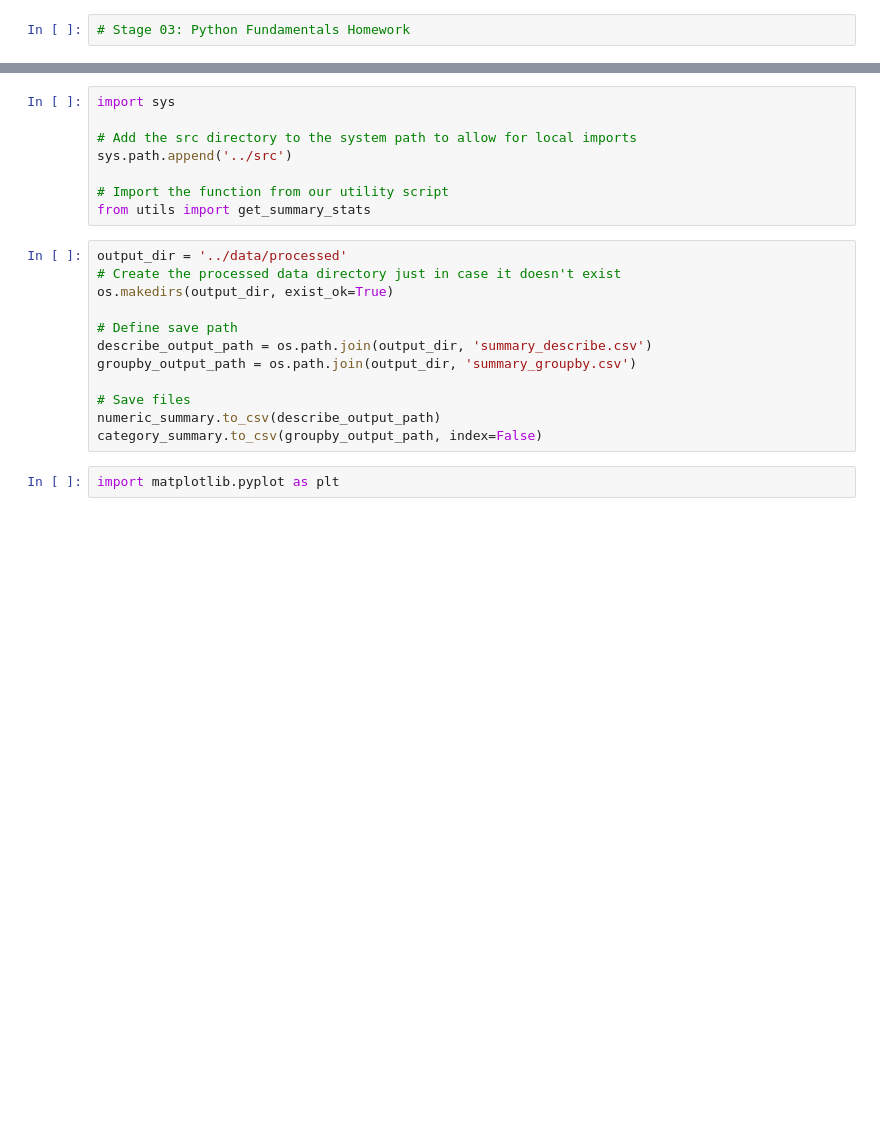
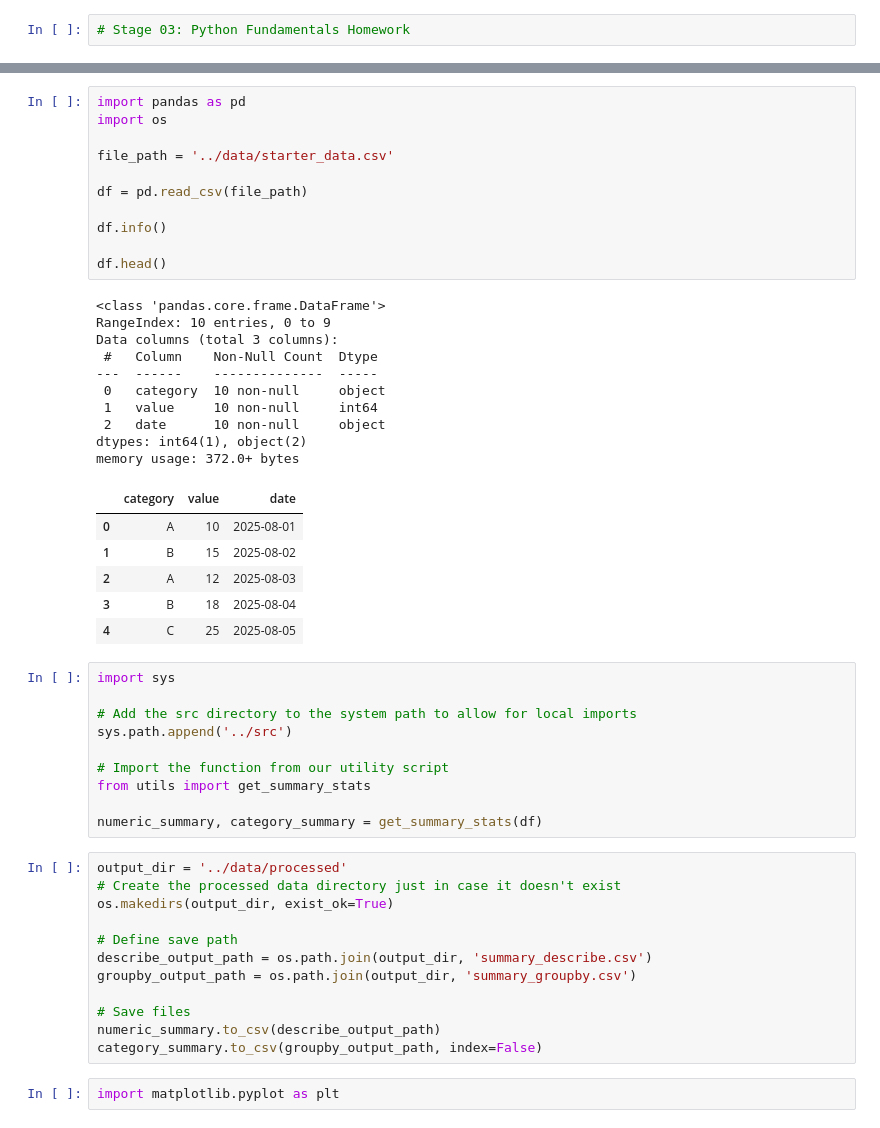
Before and after one commit to JonasWooh/bootcamp_Jonas_Wu, a Jupyter notebook: homework/homework3/notebooks/hw03_python_fundamentals.ipynb, the cells around one changed output, grey strips where cells are left out. Cells and saved outputs as stored; diff of their text form; blank space fills up the shorter version.

```diff
--- a/homework/homework3/notebooks/hw03_python_fundamentals.ipynb
+++ b/homework/homework3/notebooks/hw03_python_fundamentals.ipynb
@@ -35,3 +35,31 @@ Time taken with vectorized operation: 0.002024 seconds
+# %%
+import pandas as pd
+import os
+
+file_path = '../data/starter_data.csv'
+
+df = pd.read_csv(file_path)
+
+df.info()
+
+df.head()
+# %% [output]
+<class 'pandas.core.frame.DataFrame'>
+RangeIndex: 10 entries, 0 to 9
+Data columns (total 3 columns):
+ #   Column    Non-Null Count  Dtype
+---  ------    --------------  -----
+ 0   category  10 non-null     object
+ 1   value     10 non-null     int64
+ 2   date      10 non-null     object
+dtypes: int64(1), object(2)
+memory usage: 372.0+ bytes
+|  | category | value | date |
+| 0 | A | 10 | 2025-08-01 |
+| 1 | B | 15 | 2025-08-02 |
+| 2 | A | 12 | 2025-08-03 |
+| 3 | B | 18 | 2025-08-04 |
+| 4 | C | 25 | 2025-08-05 |
 # %%
 import sys
 
@@ -40,6 +68,8 @@ sys.path.append('../src')
 
 # Import the function from our utility script
 from utils import get_summary_stats
+
+numeric_summary, category_summary = get_summary_stats(df)
 # %%
 output_dir = '../data/processed'
 # Create the processed data directory just in case it doesn't exist
```
Also changed, not shown: parts of 2 cells of this notebook, 6 other files.
